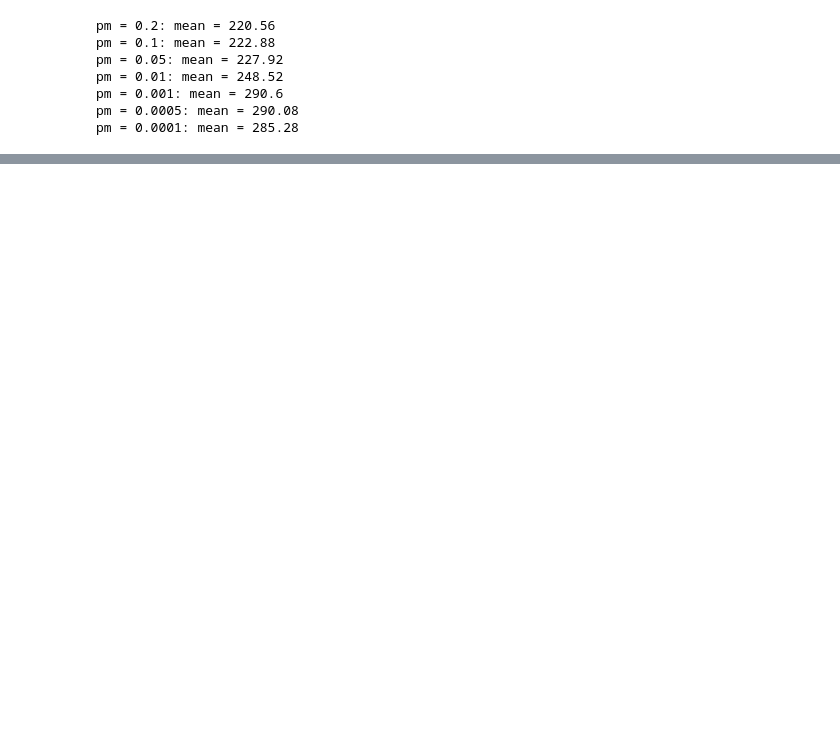
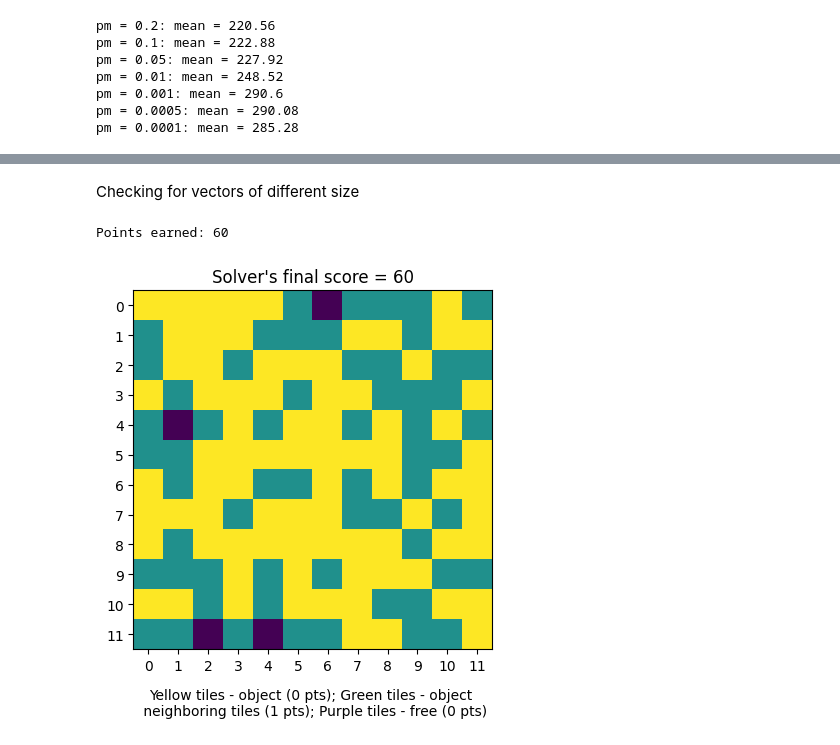
Before and after one commit to jromanki/wsi, a Jupyter notebook: lab2/src/testing.ipynb, the cells around one changed output, grey strips where cells are left out. Cells and saved outputs as stored; diff of their text form; code cells hidden in the pictures; blank space fills up the shorter version.

```diff
--- a/lab2/src/testing.ipynb
+++ b/lab2/src/testing.ipynb
@@ -106,0 +113,16 @@ visualize(solution)
+# %% [markdown]
+Checking for vectors of different size
+# %%
+import numpy as np
+from random_solver import RandomSolver
+from evaluate import evaluate, visualize
+
+SIZE = 12
+
+rand_solver = RandomSolver(SIZE)
+solution = rand_solver.solve()
+print(f"Points earned: {evaluate(solution, SIZE)}")
+visualize(solution, SIZE)
+# %% [output]
+Points earned: 60
+[figure, added]
```
Also changed, not shown: parts of 11 cells of this notebook, 3 other files.
